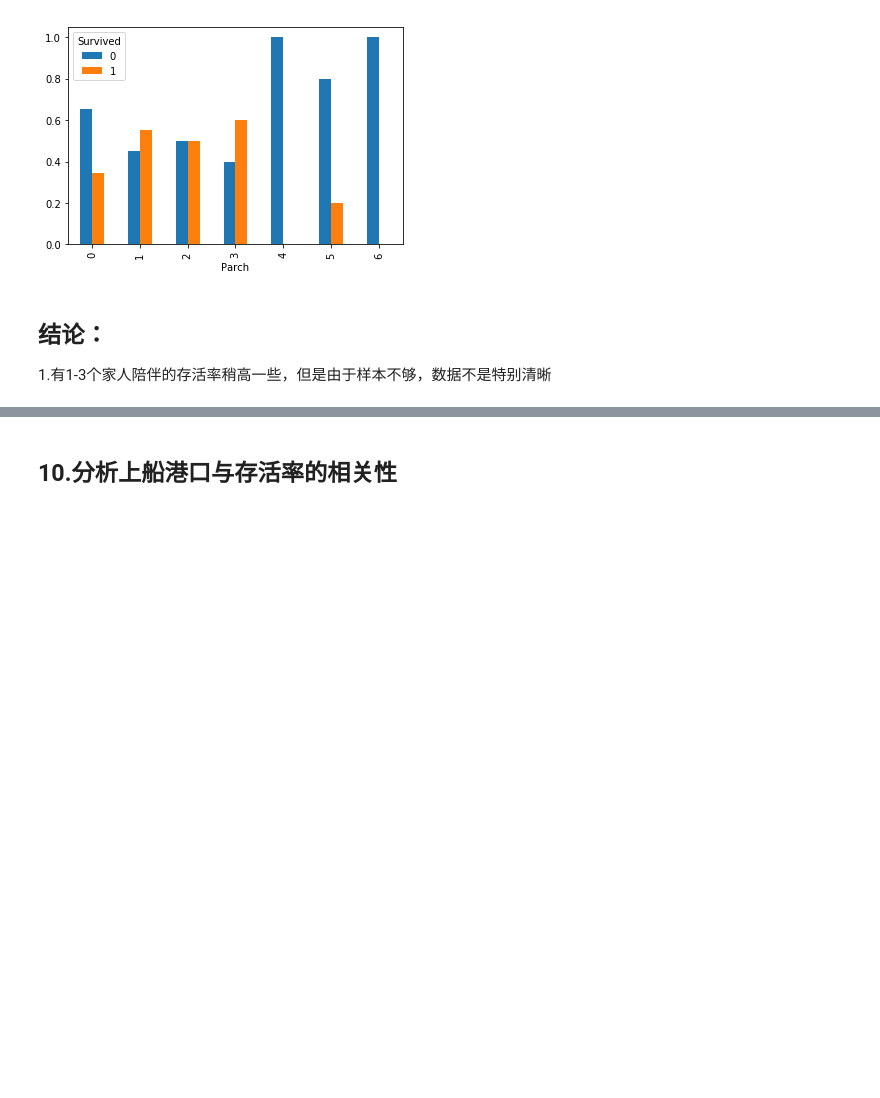
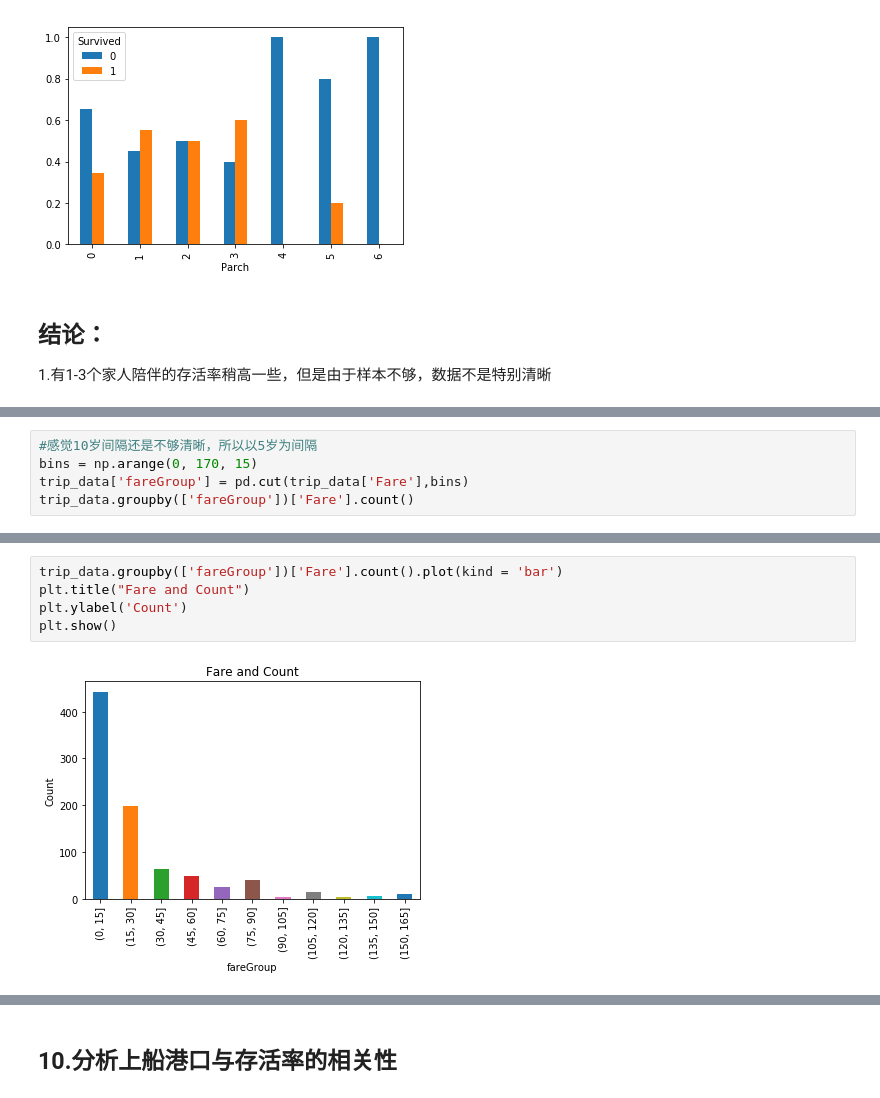
Before and after one commit to hjh399/data-analysis, a Jupyter notebook: project/titanic-data.ipynb, the cells around one changed output, grey strips where cells are left out. Drawn from its saved outputs; the diff is of its cells as text; blank space fills up the shorter version.

```diff
--- a/project/titanic-data.ipynb
+++ b/project/titanic-data.ipynb
@@ -228,0 +263,5 @@ parch_pcts.plot.bar()
+# %%
+#感觉10岁间隔还是不够清晰，所以以5岁为间隔
+bins = np.arange(0, 170, 15)
+trip_data['fareGroup'] = pd.cut(trip_data['Fare'],bins)
+trip_data.groupby(['fareGroup'])['Fare'].count()
@@ -228,0 +282,7 @@ parch_pcts.plot.bar()
+# %%
+trip_data.groupby(['fareGroup'])['Fare'].count().plot(kind = 'bar')
+plt.title("Fare and Count")
+plt.ylabel('Count')
+plt.show()
+# %% [output]
+[figure, added]
```
Also changed, not shown: parts of 21 cells of this notebook.
